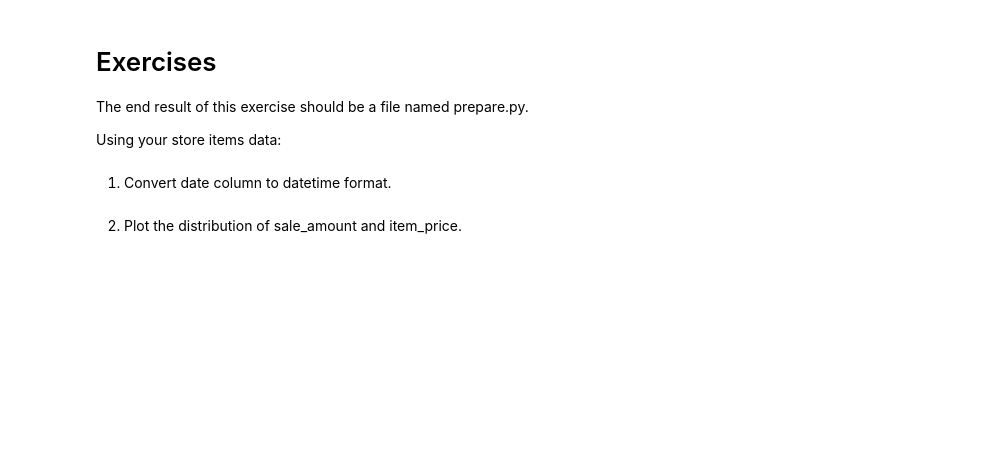
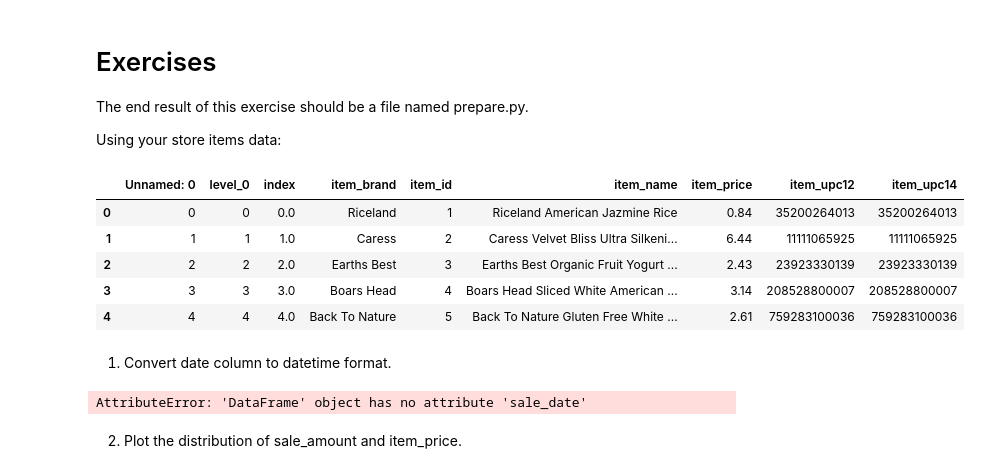
Before and after one commit to ljackson707/time-series-exercises, a Jupyter notebook: data_prep/data_prep_exercises.ipynb, the cells around one changed output. Saved outputs shown, nothing was run; the diff lists cells and outputs as text; code cells hidden in the pictures; blank space fills up the shorter version.

```diff
--- a/data_prep/data_prep_exercises.ipynb
+++ b/data_prep/data_prep_exercises.ipynb
@@ -4,8 +12,27 @@
 The end result of this exercise should be a file named prepare.py.
 
 Using your store items data:
+# %%
+df = pd.read_csv('~/codeup-data-science/time-series-exercises/items_stores_sales')
+# %%
+df.head()
+# %% [output]
+|  | Unnamed: 0 | level_0 | index | item_brand | item_id | item_name | item_price | item_upc12 | item_upc14 |
+| 0 | 0 | 0 | 0.0 | Riceland | 1 | Riceland American Jazmine Rice | 0.84 | 35200264013 | 35200264013 |
+| 1 | 1 | 1 | 1.0 | Caress | 2 | Caress Velvet Bliss Ultra Silkeni... | 6.44 | 11111065925 | 11111065925 |
+| 2 | 2 | 2 | 2.0 | Earths Best | 3 | Earths Best Organic Fruit Yogurt ... | 2.43 | 23923330139 | 23923330139 |
+| 3 | 3 | 3 | 3.0 | Boars Head | 4 | Boars Head Sliced White American ... | 3.14 | 208528800007 | 208528800007 |
+| 4 | 4 | 4 | 4.0 | Back To Nature | 5 | Back To Nature Gluten Free White ... | 2.61 | 759283100036 | 759283100036 |
 # %% [markdown]
 1) Convert date column to datetime format.
+# %%
+# Reassign the sale_date column to be a datetime type
+df.sale_date = pd.to_datetime(df.sale_date)
+
+# Sort rows by the date and then set the index as that date
+df = df.set_index("sale_date").sort_index()
+# %% [output]
+AttributeError: 'DataFrame' object has no attribute 'sale_date'
 # %% [markdown]
 2) Plot the distribution of sale_amount and item_price.
 # %% [markdown]
```
Also changed, not shown: parts of 24 cells of this notebook.
